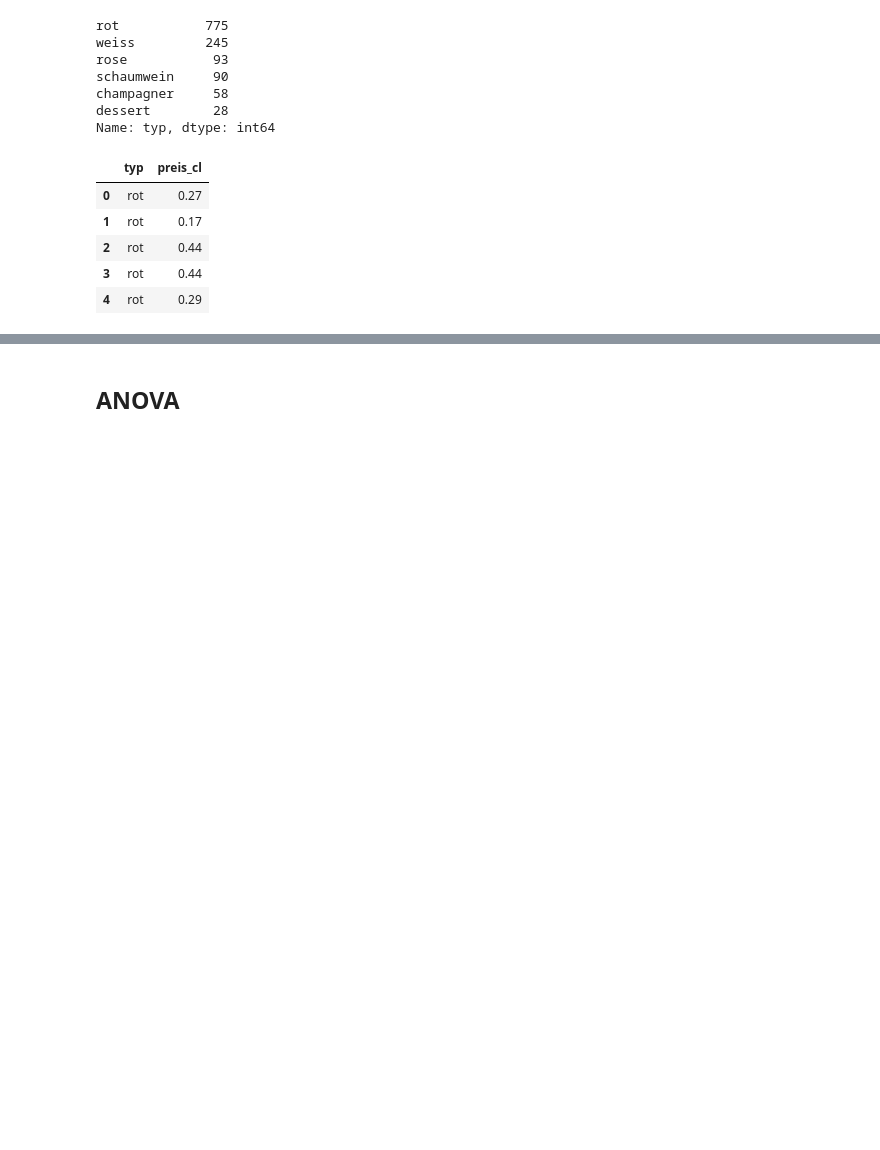
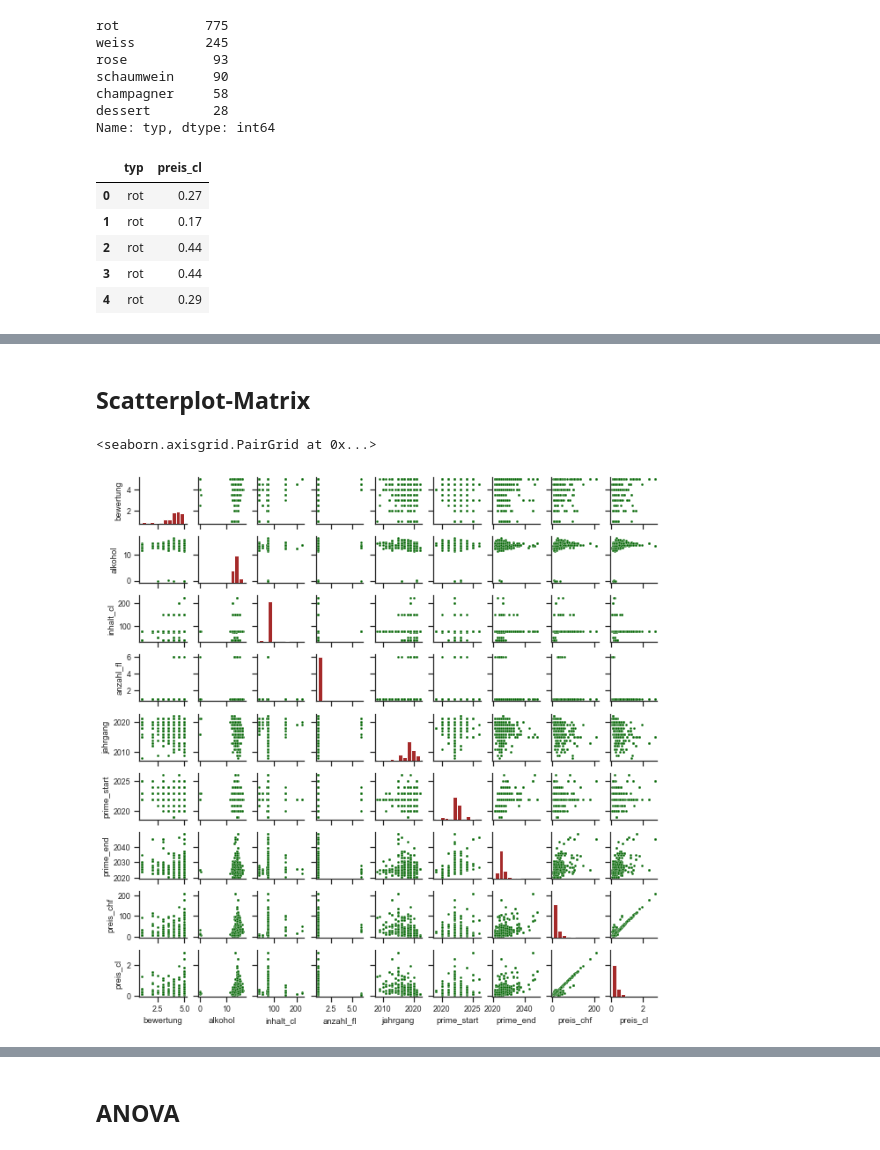
Before and after one commit to TobiasFatzer/data_analytics_final_project, a Jupyter notebook: 02_data_analyzation.ipynb, the cells around one changed output, grey strips where cells are left out. Cells and saved outputs as stored; diff of their text form; code cells hidden in the pictures; blank space fills up the shorter version.

```diff
--- a/02_data_analyzation.ipynb
+++ b/02_data_analyzation.ipynb
@@ -68,0 +94,21 @@ plt.show()
+# %% [markdown]
+## Scatterplot-Matrix
+# %%
+sns.set(style="ticks", font_scale=0.8)
+g = sns.PairGrid(df[['bewertung',
+                     'alkohol',
+                     'inhalt_cl',
+                     'anzahl_fl',
+                     'jahrgang',
+                     'prime_start',
+                     'prime_end',
+                     'preis_chf',
+                     'preis_cl']],
+                 height=1,
+                 aspect=1)
+g.map_upper(sns.scatterplot,color='darkgreen', s=8)
+g.map_lower(sns.scatterplot, color='darkgreen', s=8)
+g.map_diag(plt.hist, color='brown')
+# %% [output]
+<seaborn.axisgrid.PairGrid at 0x...>
+[figure, added]
```
Also changed, not shown: parts of 12 cells of this notebook.
